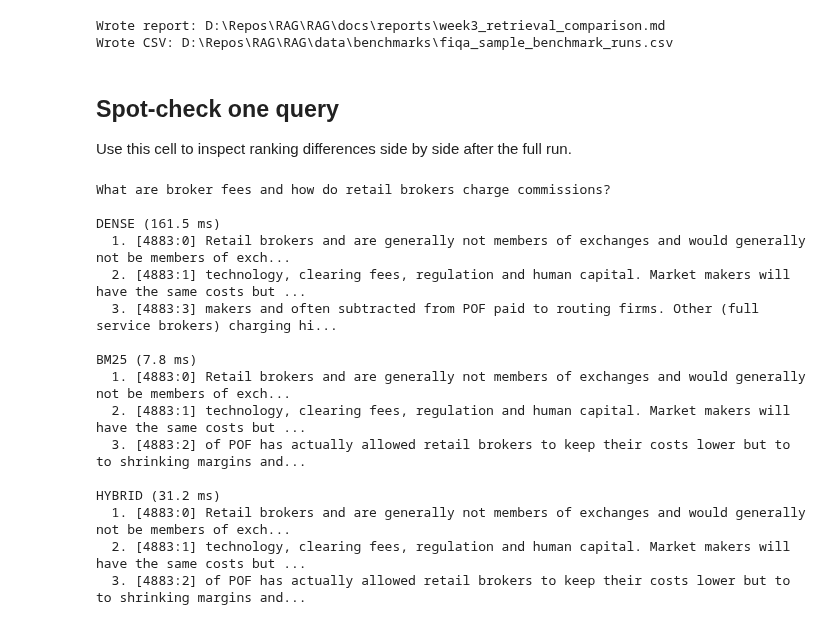
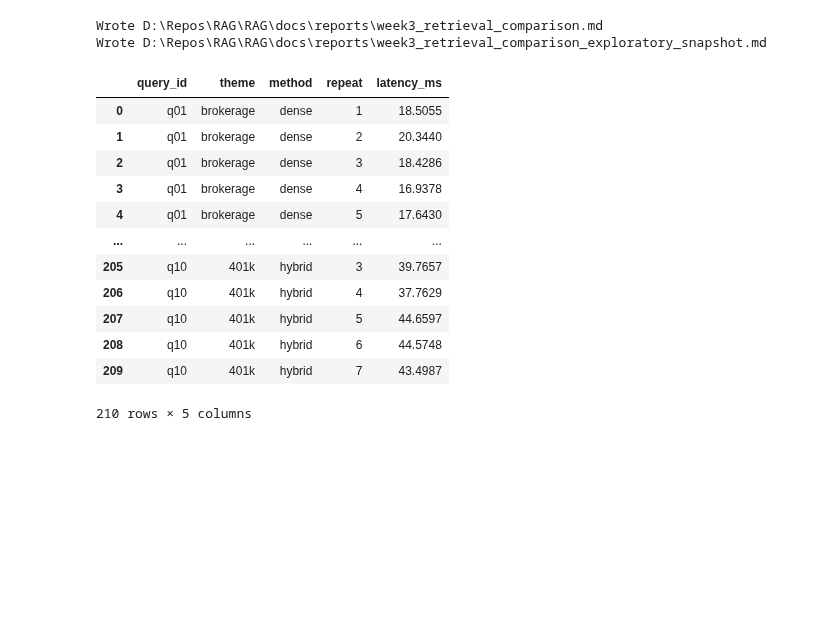
Before and after one commit to ankush1aggarwal/RAG, a Jupyter notebook: notebooks/retrieval_benchmark.ipynb, the cells around one changed output. Cells and saved outputs as stored; diff of their text form; code cells hidden in the pictures; blank space fills up the shorter version.

```diff
--- a/notebooks/retrieval_benchmark.ipynb
+++ b/notebooks/retrieval_benchmark.ipynb
@@ -146,47 +133,41 @@ df.head()
 # %%
-report_md = render_comparison_report(
+latency_md = render_latency_report(
+    timed,
+    embedding_method=settings.embedding_method,
+    embedding_model=settings.embedding_model,
+)
+exploratory_md = render_exploratory_report(
     spec,
-    results,
+    exploratory,
     embedding_method=settings.embedding_method,
     embedding_model=settings.embedding_model,
 )
 
-REPORT_PATH.parent.mkdir(parents=True, exist_ok=True)
-REPORT_PATH.write_text(report_md, encoding="utf-8")
-CSV_PATH.parent.mkdir(parents=True, exist_ok=True)
-df.to_csv(CSV_PATH, index=False)
+LATENCY_REPORT_PATH.parent.mkdir(parents=True, exist_ok=True)
+LATENCY_REPORT_PATH.write_text(latency_md, encoding="utf-8")
+EXPLORATORY_REPORT_PATH.write_text(exploratory_md, encoding="utf-8")
+TIMINGS_CSV_PATH.parent.mkdir(parents=True, exist_ok=True)
+pd.DataFrame(timed_results_to_records(timed)).to_csv(TIMINGS_CSV_PATH, index=False)
+pd.DataFrame(results_to_records(exploratory)).to_csv(QUALITY_CSV_PATH, index=False)
 
-print(f"Wrote report: {REPORT_PATH}")
-print(f"Wrote CSV: {CSV_PATH}")
+print(f"Wrote {LATENCY_REPORT_PATH}")
+print(f"Wrote {EXPLORATORY_REPORT_PATH}")
 # %% [output]
-Wrote report: D:\Repos\RAG\RAG\docs\reports\week3_retrieval_comparison.md
-Wrote CSV: D:\Repos\RAG\RAG\data\benchmarks\fiqa_sample_benchmark_runs.csv
+Wrote D:\Repos\RAG\RAG\docs\reports\week3_retrieval_comparison.md
+Wrote D:\Repos\RAG\RAG\docs\reports\week3_retrieval_comparison_exploratory_snapshot.md
-# %% [markdown]
-## Spot-check one query
-
-Use this cell to inspect ranking differences side by side after the full run.
-# %%
-spot = results[0]
-print(spot.query.question, "\n")
-for method, run in spot.runs.items():
-    print(method.upper(), f"({run.latency_ms:.1f} ms)")
-    for rank, hit in enumerate(run.hits[:3], start=1):
-        print(f"  {rank}. [{hit.doc_id}:{hit.chunk_id}] {hit.chunk_text[:100]}...")
-    print()
-# %% [output]
-What are broker fees and how do retail brokers charge commissions?
-
-DENSE (161.5 ms)
-  1. [4883:0] Retail brokers and are generally not members of exchanges and would generally not be members of exch...
-  2. [4883:1] technology, clearing fees, regulation and human capital. Market makers will have the same costs but ...
-  3. [4883:3] makers and often subtracted from POF paid to routing firms. Other (full service brokers) charging hi...
-
-BM25 (7.8 ms)
-  1. [4883:0] Retail brokers and are generally not members of exchanges and would generally not be members of exch...
-  2. [4883:1] technology, clearing fees, regulation and human capital. Market makers will have the same costs but ...
-  3. [4883:2] of POF has actually allowed retail brokers to keep their costs lower but to to shrinking margins and...
-
-HYBRID (31.2 ms)
-  1. [4883:0] Retail brokers and are generally not members of exchanges and would generally not be members of exch...
-  2. [4883:1] technology, clearing fees, regulation and human capital. Market makers will have the same costs but ...
-  3. [4883:2] of POF has actually allowed retail brokers to keep their costs lower but to to shrinking margins and...
+# %%
+pd.DataFrame(timed_results_to_records(timed))
+# %% [output]
+|  | query_id | theme | method | repeat | latency_ms |
+| 0 | q01 | brokerage | dense | 1 | 18.5055 |
+| 1 | q01 | brokerage | dense | 2 | 20.3440 |
+| 2 | q01 | brokerage | dense | 3 | 18.4286 |
+| 3 | q01 | brokerage | dense | 4 | 16.9378 |
+| 4 | q01 | brokerage | dense | 5 | 17.6430 |
+| ... | ... | ... | ... | ... | ... |
+| 205 | q10 | 401k | hybrid | 3 | 39.7657 |
+| 206 | q10 | 401k | hybrid | 4 | 37.7629 |
+| 207 | q10 | 401k | hybrid | 5 | 44.6597 |
+| 208 | q10 | 401k | hybrid | 6 | 44.5748 |
+| 209 | q10 | 401k | hybrid | 7 | 43.4987 |
+210 rows × 5 columns
```
Also changed, not shown: parts of 7 cells of this notebook, 23 other files.
